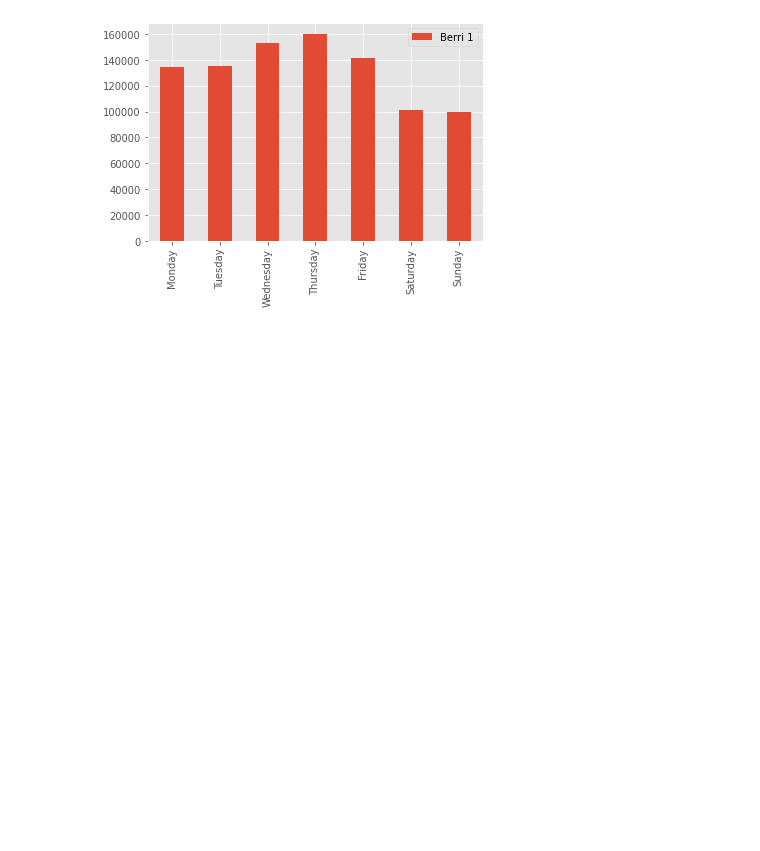
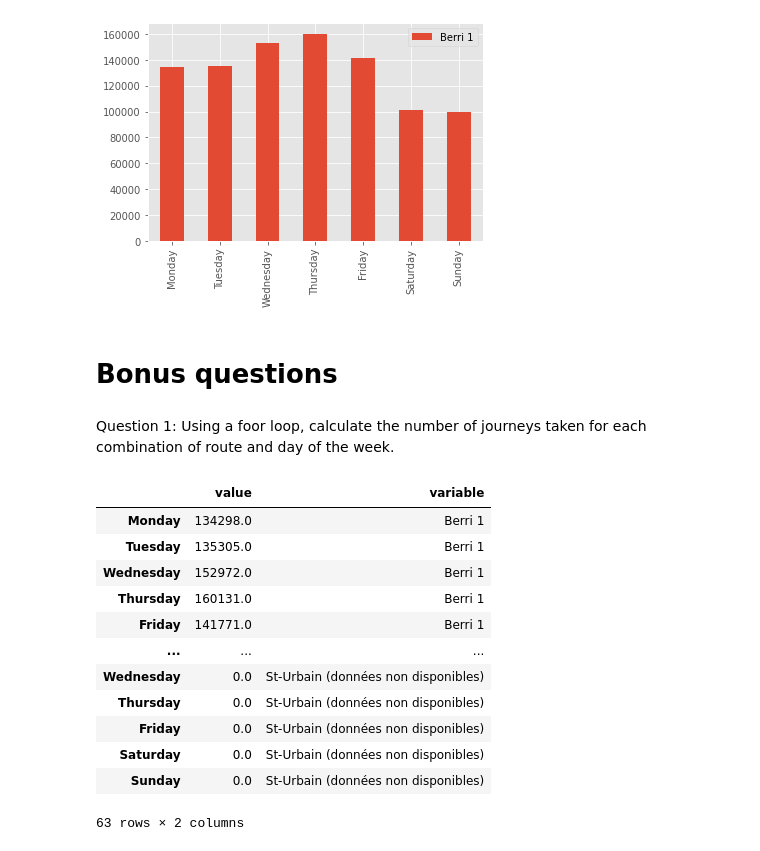
Before and after one commit to KCGallagher/pandas-cookbook, a Jupyter notebook: cookbook/Chapter 4 - Find out on which weekday people bike the most with groupby and aggregate.ipynb, the cells around one changed output. Saved outputs shown, nothing was run; the diff lists cells and outputs as text; code cells hidden in the pictures; blank space fills up the shorter version.

Commit message:
added more bonus questions

```diff
--- a/cookbook/Chapter 4 - Find out on which weekday people bike the most with groupby and aggregate.ipynb
+++ b/cookbook/Chapter 4 - Find out on which weekday people bike the most with groupby and aggregate.ipynb
@@ -146,3 +147,40 @@ weekday_counts.plot(kind='bar')
 # %% [output]
 <matplotlib.axes._subplots.AxesSubplot at 0x...>
 [figure]
+# %% [markdown]
+# Bonus questions
+# %% [markdown]
+Question 1: Using a foor loop, calculate the number of journeys taken for each combination of route and day of the week.
+# %%
+def get_counts(colname):
+    temp_bikes = bikes[[colname]].copy()
+    temp_bikes['weekday'] = temp_bikes.index.weekday
+
+    # Add up the number of cyclists by weekday
+    weekday_counts = temp_bikes.groupby('weekday').aggregate(sum)
+    weekday_counts.index = ['Monday', 'Tuesday', 'Wednesday', 'Thursday', 'Friday', 'Saturday', 'Sunday']
+    weekday_counts = weekday_counts.rename(columns={colname: 'value'})
+    weekday_counts['variable'] = colname
+    return weekday_counts
+
+dfs = []
+for i, col in enumerate(bikes.columns):
+    temp = get_counts(col)
+    dfs.append(temp)
+big_df = pd.concat(dfs)
+# big_df.rename_axis("Date").sort_values(by=['Date', 'variable'])
+big_df
+# %% [output]
+|  | value | variable |
+| Monday | 134298.0 | Berri 1 |
+| Tuesday | 135305.0 | Berri 1 |
+| Wednesday | 152972.0 | Berri 1 |
+| Thursday | 160131.0 | Berri 1 |
+| Friday | 141771.0 | Berri 1 |
+| ... | ... | ... |
+| Wednesday | 0.0 | St-Urbain (données non disponibles) |
+| Thursday | 0.0 | St-Urbain (données non disponibles) |
+| Friday | 0.0 | St-Urbain (données non disponibles) |
+| Saturday | 0.0 | St-Urbain (données non disponibles) |
+| Sunday | 0.0 | St-Urbain (données non disponibles) |
+63 rows × 2 columns
```
Also changed, not shown: parts of 8 cells of this notebook.
